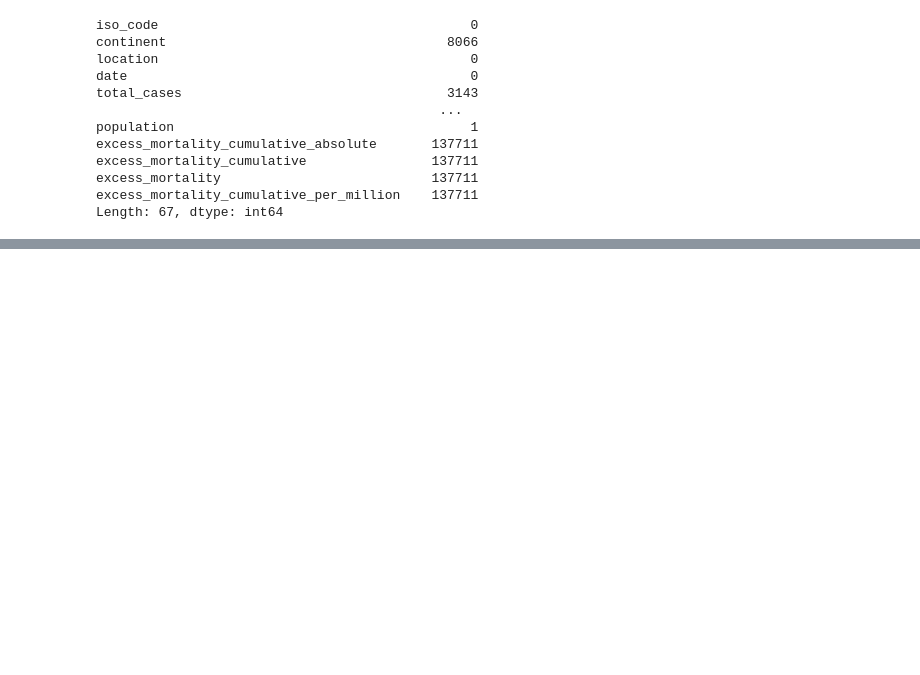
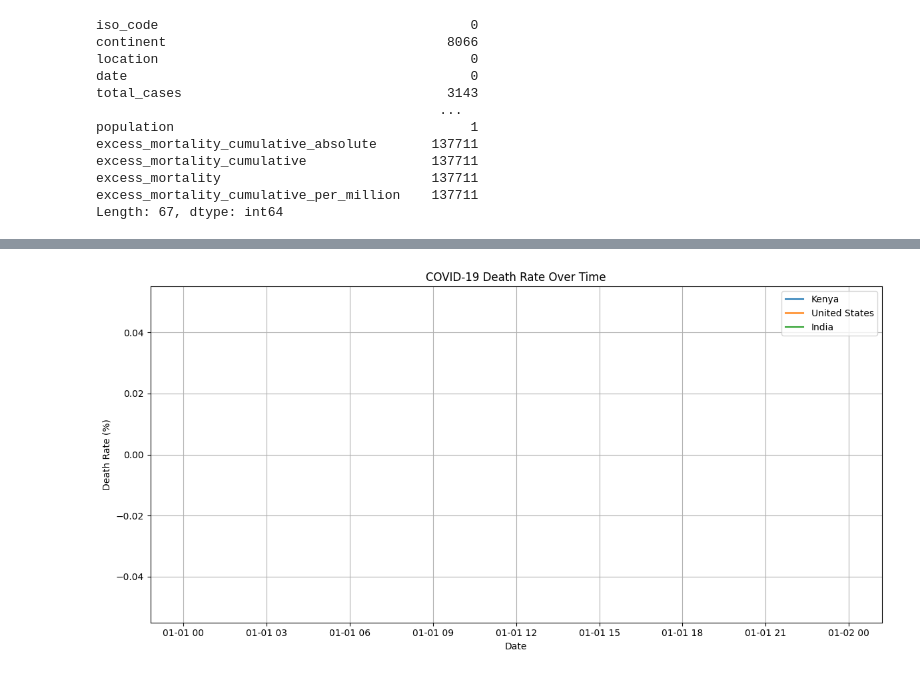
Before and after one commit to iobuyumbi/COVID-19-Global-Data-Tracker, a Jupyter notebook: covid_data_tracker.ipynb, the cells around one changed output, grey strips where cells are left out. Drawn from its saved outputs; the diff is of its cells as text; code cells hidden in the pictures; blank space fills up the shorter version.

```diff
--- a/covid_data_tracker.ipynb
+++ b/covid_data_tracker.ipynb
@@ -118,0 +134,18 @@ plt.show()
+# %%
+# Step 3D: Calculate and plot death rate (total_deaths / total_cases * 100)
+
+plt.figure(figsize=(12, 6))
+for country in countries:
+    country_data = df_filtered[df_filtered['location'] == country].copy()
+    country_data['death_rate'] = (country_data['total_deaths'] / country_data['total_cases']) * 100
+    plt.plot(country_data['date'], country_data['death_rate'], label=country)
+
+plt.title('COVID-19 Death Rate Over Time')
+plt.xlabel('Date')
+plt.ylabel('Death Rate (%)')
+plt.legend()
+plt.grid(True)
+plt.tight_layout()
+plt.show()
+# %% [output]
+[figure, added]
```
Also changed, not shown: parts of 19 cells of this notebook, 3 other files.
